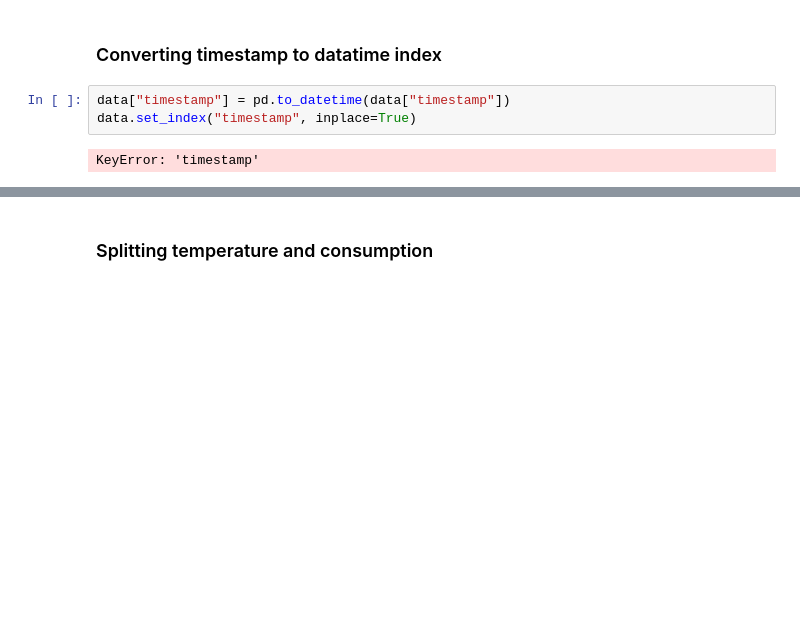
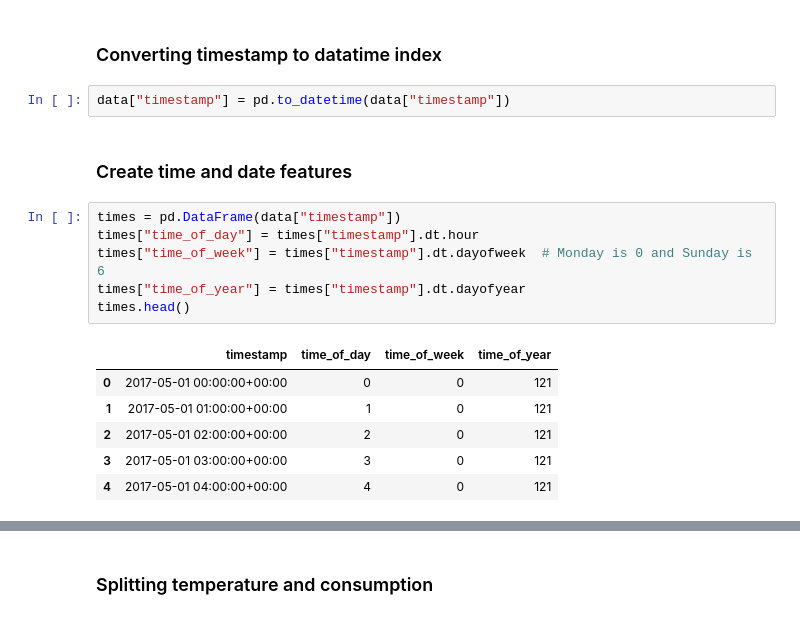
Before and after one commit to jatobro/it3030-deep-learning, a Jupyter notebook: timeseries/feature_engineering.ipynb, the cells around one changed output, grey strips where cells are left out. Drawn from its saved outputs; the diff is of its cells as text; blank space fills up the shorter version.

```diff
--- a/timeseries/feature_engineering.ipynb
+++ b/timeseries/feature_engineering.ipynb
@@ -51,6 +39,18 @@ data.head()
 ### Converting timestamp to datatime index
 # %%
 data["timestamp"] = pd.to_datetime(data["timestamp"])
-data.set_index("timestamp", inplace=True)
-# %% [output]
-KeyError: 'timestamp'
+# %% [markdown]
+### Create time and date features
+# %%
+times = pd.DataFrame(data["timestamp"])
+times["time_of_day"] = times["timestamp"].dt.hour
+times["time_of_week"] = times["timestamp"].dt.dayofweek  # Monday is 0 and Sunday is 6
+times["time_of_year"] = times["timestamp"].dt.dayofyear
+times.head()
+# %% [output]
+|  | timestamp | time_of_day | time_of_week | time_of_year |
+| 0 | 2017-05-01 00:00:00+00:00 | 0 | 0 | 121 |
+| 1 | 2017-05-01 01:00:00+00:00 | 1 | 0 | 121 |
+| 2 | 2017-05-01 02:00:00+00:00 | 2 | 0 | 121 |
+| 3 | 2017-05-01 03:00:00+00:00 | 3 | 0 | 121 |
+| 4 | 2017-05-01 04:00:00+00:00 | 4 | 0 | 121 |
```
Also changed, not shown: parts of 8 cells of this notebook.
